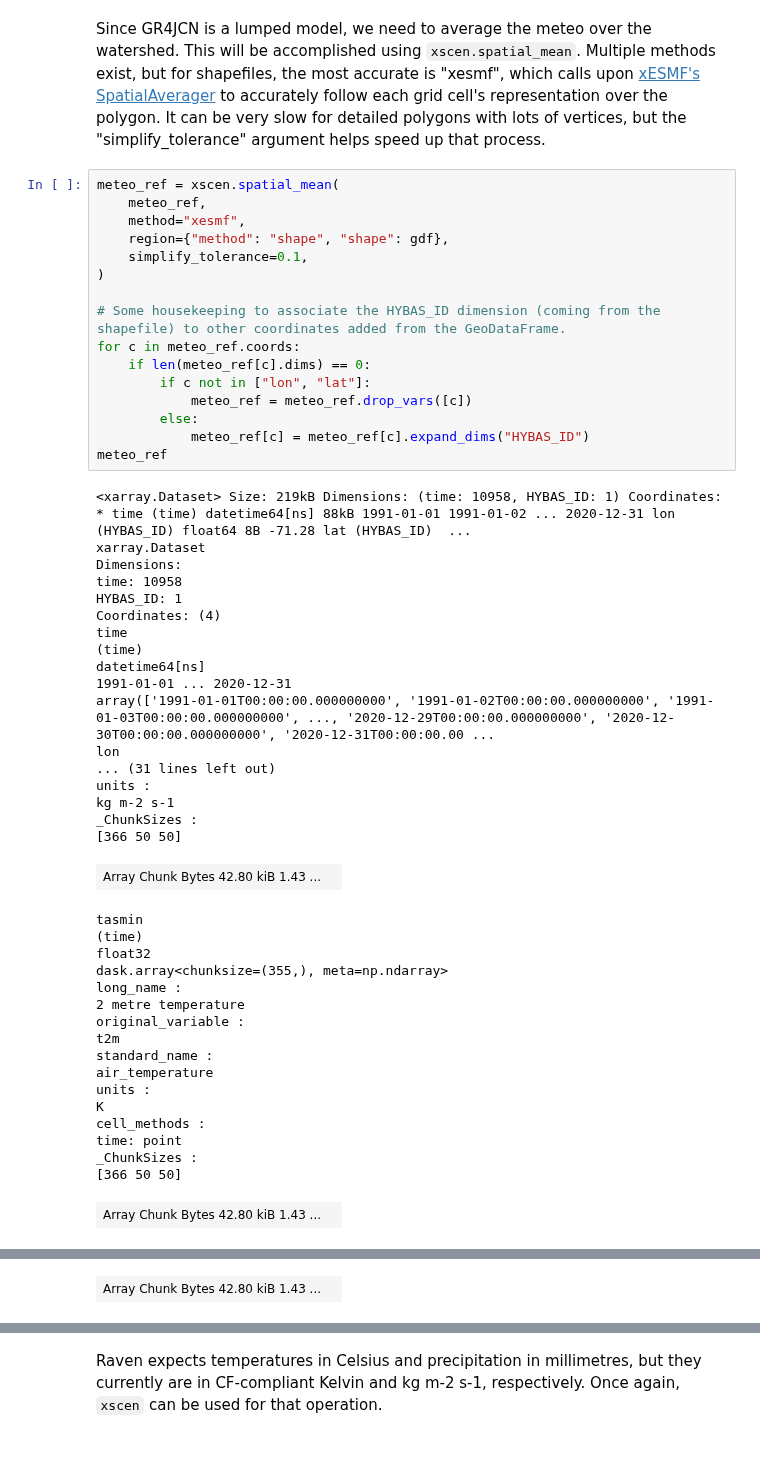
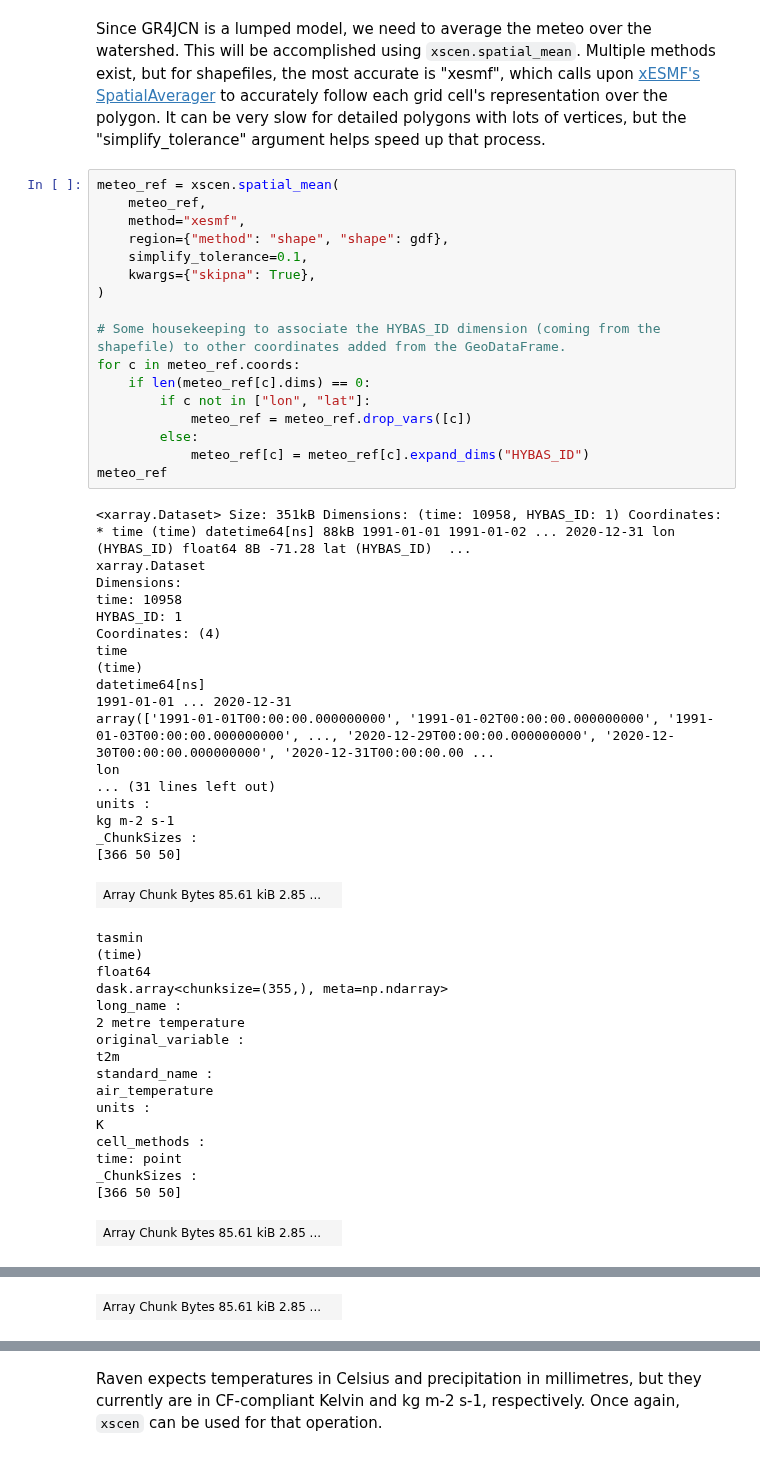
Before and after one commit to hydrologie/xhydro, a Jupyter notebook: docs/notebooks/use_case.ipynb, the cells around one changed output, grey strips where cells are left out. Cells and saved outputs as stored; diff of their text form.

```diff
--- a/docs/notebooks/use_case.ipynb
+++ b/docs/notebooks/use_case.ipynb
@@ -289,38 +289,39 @@ meteo_ref = xscen.spatial_mean(
     method="xesmf",
     region={"method": "shape", "shape": gdf},
     simplify_tolerance=0.1,
+    kwargs={"skipna": True},
 )
 
 # Some housekeeping to associate the HYBAS_ID dimension (coming from the shapefile) to other coordinates added from the GeoDataFrame.
 for c in meteo_ref.coords:
     if len(meteo_ref[c].dims) == 0:
         if c not in ["lon", "lat"]:
             meteo_ref = meteo_ref.drop_vars([c])
         else:
             meteo_ref[c] = meteo_ref[c].expand_dims("HYBAS_ID")
 meteo_ref
 # %% [output]
-<xarray.Dataset> Size: 219kB Dimensions: (time: 10958, HYBAS_ID: 1) Coordinates: * time (time) datetime64[ns] 88kB 1991-01-01 1991-01-02 ... 2020-12-31 lon (HYBAS_ID) float64 8B -71.28 lat (HYBAS_ID)  ...
+<xarray.Dataset> Size: 351kB Dimensions: (time: 10958, HYBAS_ID: 1) Coordinates: * time (time) datetime64[ns] 88kB 1991-01-01 1991-01-02 ... 2020-12-31 lon (HYBAS_ID) float64 8B -71.28 lat (HYBAS_ID)  ...
 xarray.Dataset
 Dimensions:
 time: 10958
 HYBAS_ID: 1
 Coordinates: (4)
 time
 (time)
 datetime64[ns]
 1991-01-01 ... 2020-12-31
 array(['1991-01-01T00:00:00.000000000', '1991-01-02T00:00:00.000000000', '1991-01-03T00:00:00.000000000', ..., '2020-12-29T00:00:00.000000000', '2020-12-30T00:00:00.000000000', '2020-12-31T00:00:00.00 ...
 lon
 ... (31 lines left out)
 units :
 kg m-2 s-1
 _ChunkSizes :
 [366 50 50]
-| Array Chunk Bytes 42.80 kiB 1.43 ... |  |
+| Array Chunk Bytes 85.61 kiB 2.85 ... |  |
 tasmin
 (time)
-float32
+float64
 dask.array<chunksize=(355,), meta=np.ndarray>
 long_name :
 2 metre temperature
@@ -334,6 +335,6 @@ cell_methods :
 time: point
 _ChunkSizes :
 [366 50 50]
-| Array Chunk Bytes 42.80 kiB 1.43 ... |  |
+| Array Chunk Bytes 85.61 kiB 2.85 ... |  |
 tasmax
 (time)
@@ -351,7 +352,7 @@ cell_methods :
 time: point
 _ChunkSizes :
 [366 50 50]
-| Array Chunk Bytes 42.80 kiB 1.43 ... |  |
+| Array Chunk Bytes 85.61 kiB 2.85 ... |  |
 Indexes: (2)
 time
 PandasIndex
```
Also changed, not shown: parts of 38 cells of this notebook, 1 other file.
